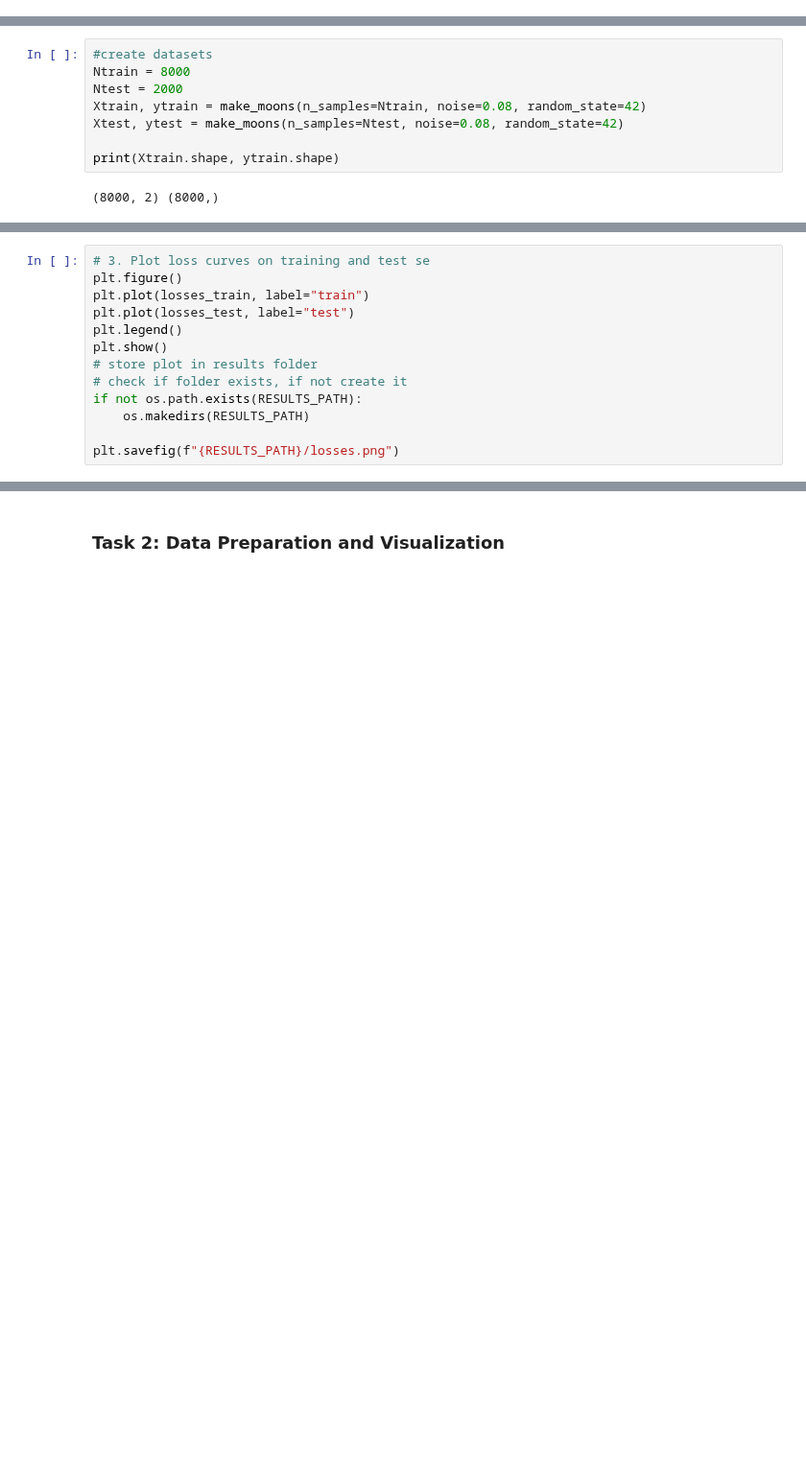
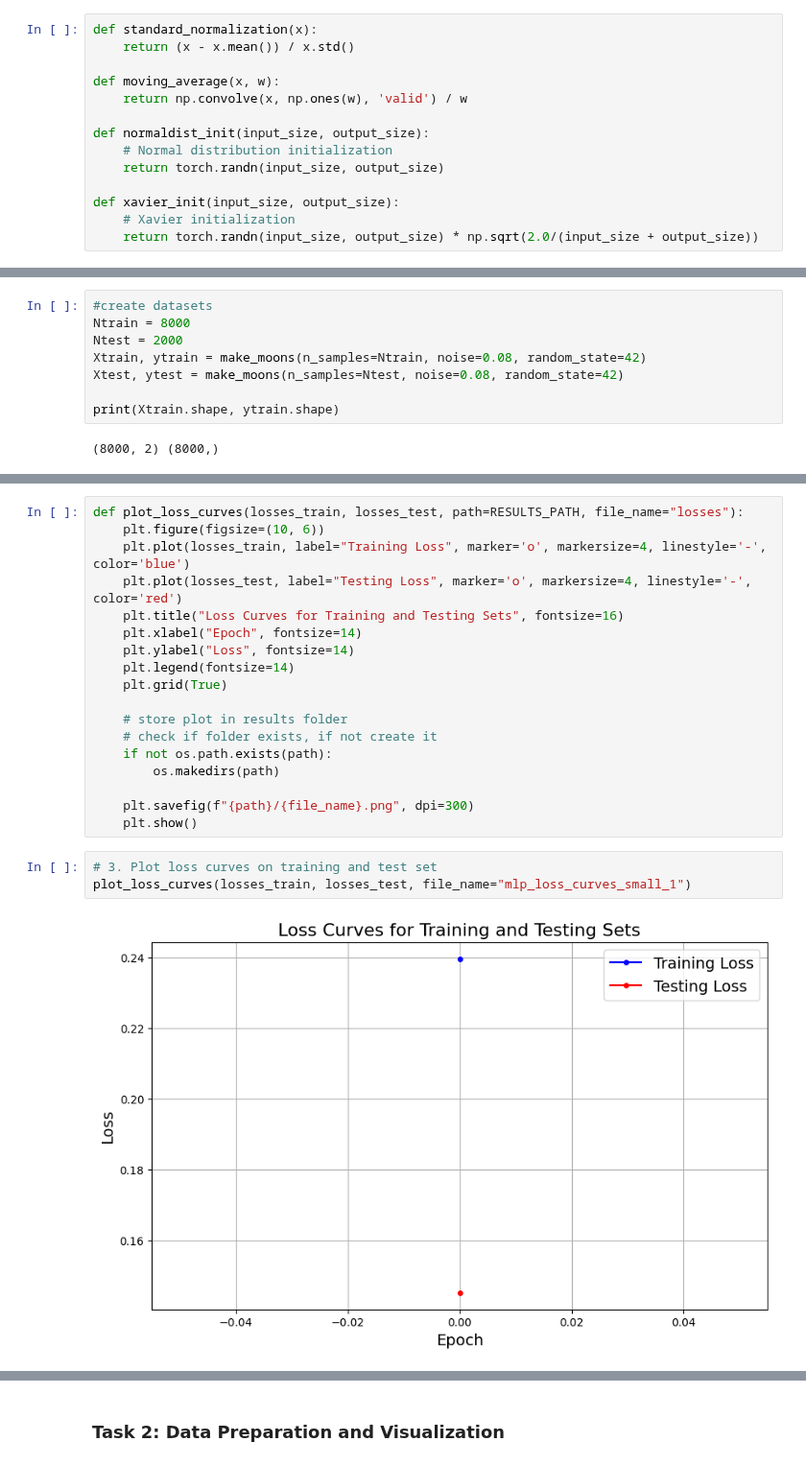
Before and after one commit to JaninaMattes/GAI-Visual-Synthesis, a Jupyter notebook: 03_exercise/notebook/Exercise_3.ipynb, the cells around one changed output, grey strips where cells are left out. Shown at 96% size. Saved outputs shown, nothing was run; the diff lists cells and outputs as text; blank space fills up the shorter version.

```diff
--- a/03_exercise/notebook/Exercise_3.ipynb
+++ b/03_exercise/notebook/Exercise_3.ipynb
@@ -31,3 +38,17 @@ RESULTS_PATH = "./results"
+# %%
+def standard_normalization(x):
+    return (x - x.mean()) / x.std()
+
+def moving_average(x, w):
+    return np.convolve(x, np.ones(w), 'valid') / w
+
+def normaldist_init(input_size, output_size):
+    # Normal distribution initialization
+    return torch.randn(input_size, output_size)
+
+def xavier_init(input_size, output_size):
+    # Xavier initialization
+    return torch.randn(input_size, output_size) * np.sqrt(2.0/(input_size + output_size))
 # %%
 # 1. Complete forward, backward pass, and update for Linear and ReLU
 class Linear:
@@ -237,13 +451,23 @@ AttributeError: 'MLP' object has no attribute 'parameters'
 # %%
-# 3. Plot loss curves on training and test se
-plt.figure()
-plt.plot(losses_train, label="train")
-plt.plot(losses_test, label="test")
-plt.legend()
-plt.show()
-# store plot in results folder
-# check if folder exists, if not create it
-if not os.path.exists(RESULTS_PATH):
-    os.makedirs(RESULTS_PATH)
+def plot_loss_curves(losses_train, losses_test, path=RESULTS_PATH, file_name="losses"):
+    plt.figure(figsize=(10, 6))
+    plt.plot(losses_train, label="Training Loss", marker='o', markersize=4, linestyle='-', color='blue')
+    plt.plot(losses_test, label="Testing Loss", marker='o', markersize=4, linestyle='-', color='red')
+    plt.title("Loss Curves for Training and Testing Sets", fontsize=16)
+    plt.xlabel("Epoch", fontsize=14)
+    plt.ylabel("Loss", fontsize=14)
+    plt.legend(fontsize=14)
+    plt.grid(True)
 
-plt.savefig(f"{RESULTS_PATH}/losses.png")
+    # store plot in results folder
+    # check if folder exists, if not create it
+    if not os.path.exists(path):
+        os.makedirs(path)
+
+    plt.savefig(f"{path}/{file_name}.png", dpi=300)
+    plt.show()
+# %%
+# 3. Plot loss curves on training and test set
+plot_loss_curves(losses_train, losses_test, file_name="mlp_loss_curves_small_1")
+# %% [output]
+[figure, added]
```
Also changed, not shown: parts of 26 cells of this notebook, 28 other files.
